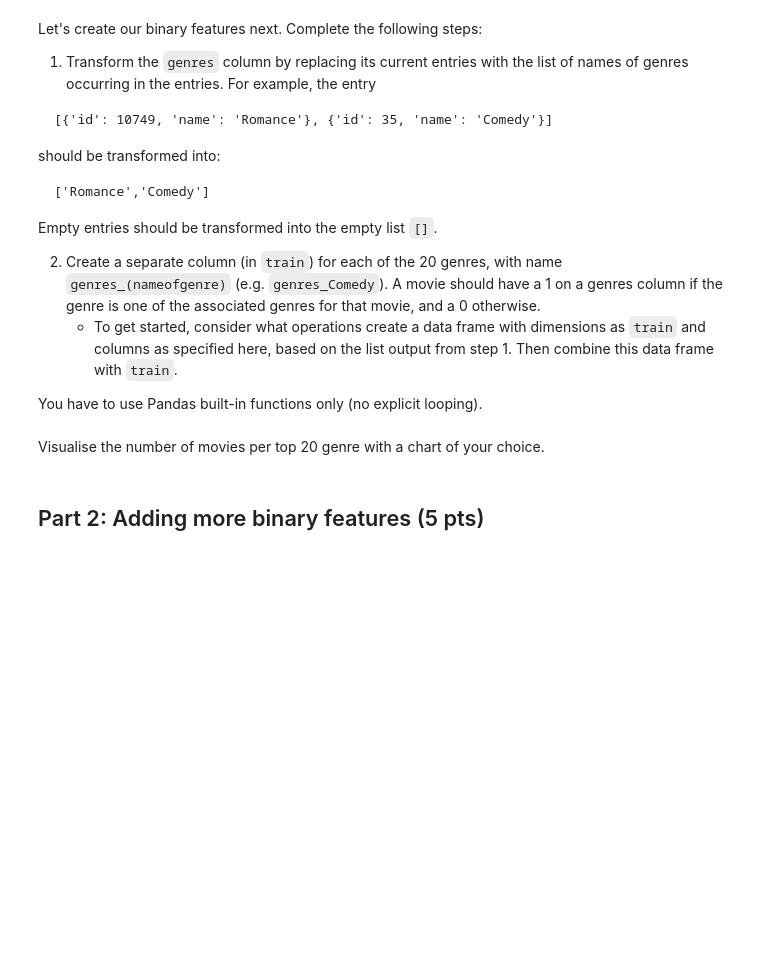
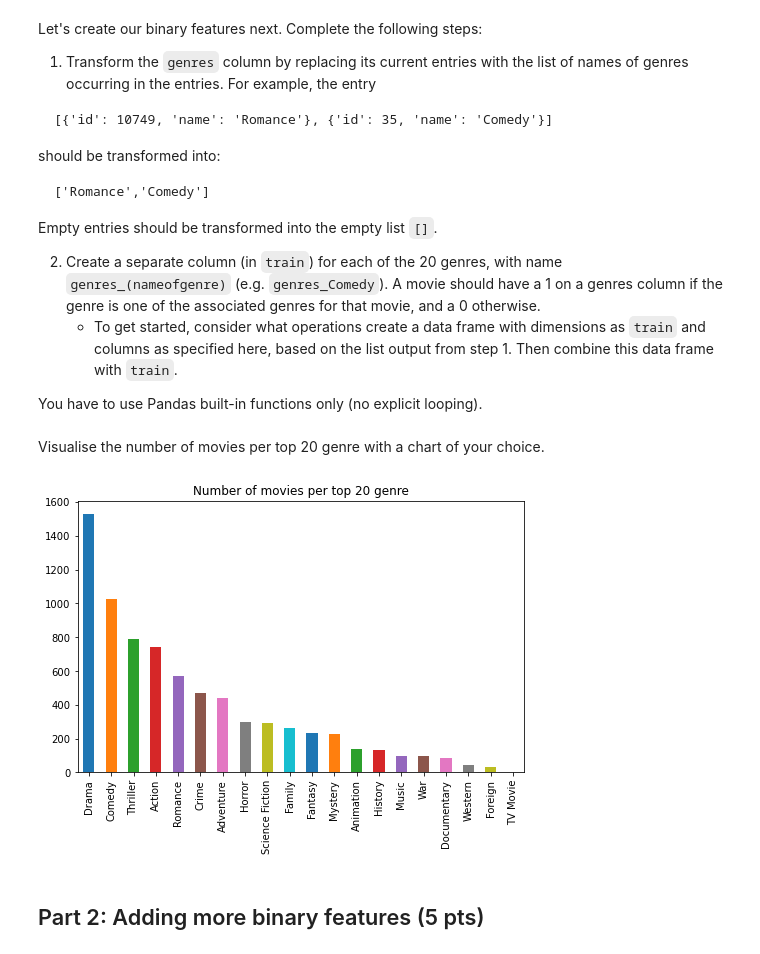
Before and after one commit to simonmoesorensen/02807DataScience-project-1, a Jupyter notebook: 02807_Project_1.ipynb, the cells around one changed output. Drawn from its saved outputs; the diff is of its cells as text; code cells hidden in the pictures; blank space fills up the shorter version.

```diff
--- a/02807_Project_1.ipynb
+++ b/02807_Project_1.ipynb
@@ -728,2 +788,16 @@ You have to use Pandas built-in functions only (no explicit looping).
+# %%
+# 1
+def substitute(row):
+    if isinstance(row, list):
+        return [d['name'] for d in row]
+    else:
+        return []
+
+train['genres'] = train['genres'].apply(substitute)
+
+# 2
+genres_df = pd.get_dummies(train['genres'].apply(pd.Series).stack()).groupby(level=0).sum().add_prefix('genres_')
+
+train = pd.concat([train, genres_df], axis=1)
 # %% [markdown]
 Visualise the number of movies per top 20 genre with a chart of your choice.
@@ -732,3 +804,14 @@ Visualise the number of movies per top 20 genre with a chart of your choice.
+# %%
+# Get the genres_df with its original column names. Sum columns and sort.
+movies_per_genre = pd.get_dummies(train['genres'].apply(pd.Series).stack()).groupby(level=0).sum().sum().sort_values(ascending=False)
+
+# Plot
+ax_bar = movies_per_genre \
+              .plot(kind='bar', color=sns.color_palette(),
+                    title='Number of movies per top 20 genre',
+                    figsize=(8, 5))
+# %% [output]
+[figure, added]
 # %% [markdown]
 ## Part 2: Adding more binary features (5 pts)
 # %% [markdown]
```
Also changed, not shown: parts of 35 cells of this notebook.
